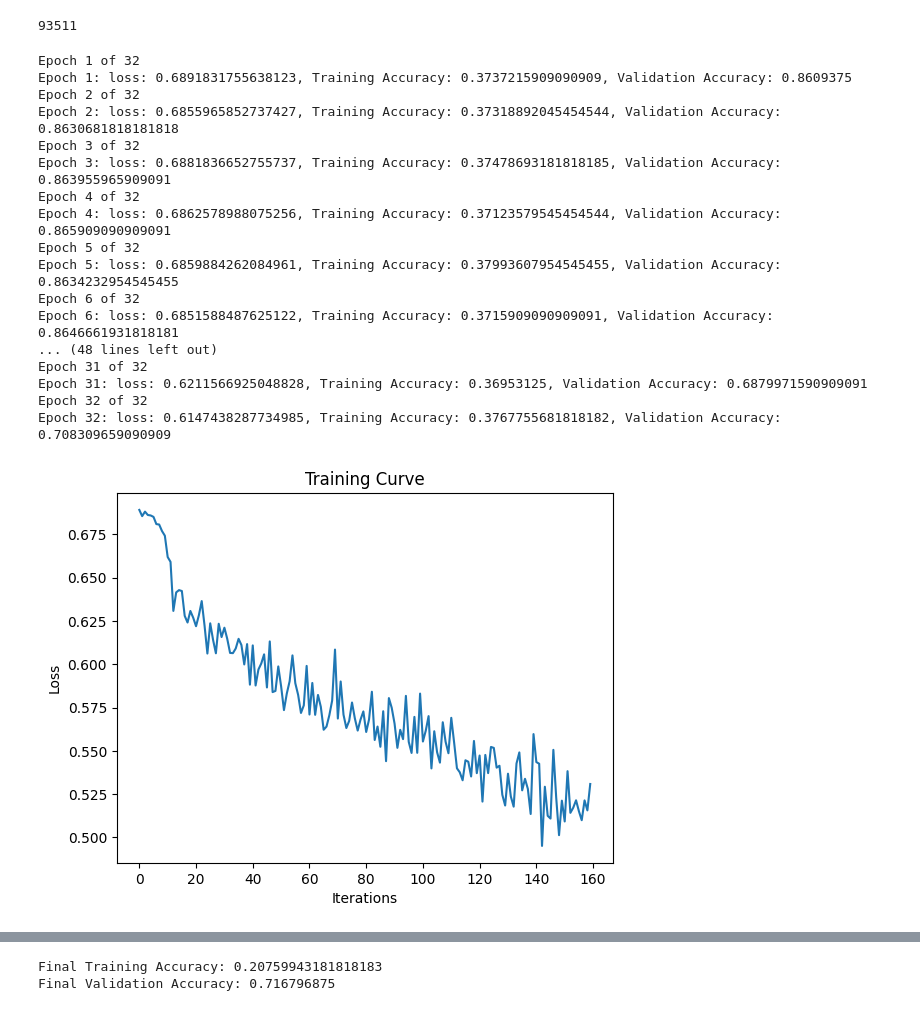
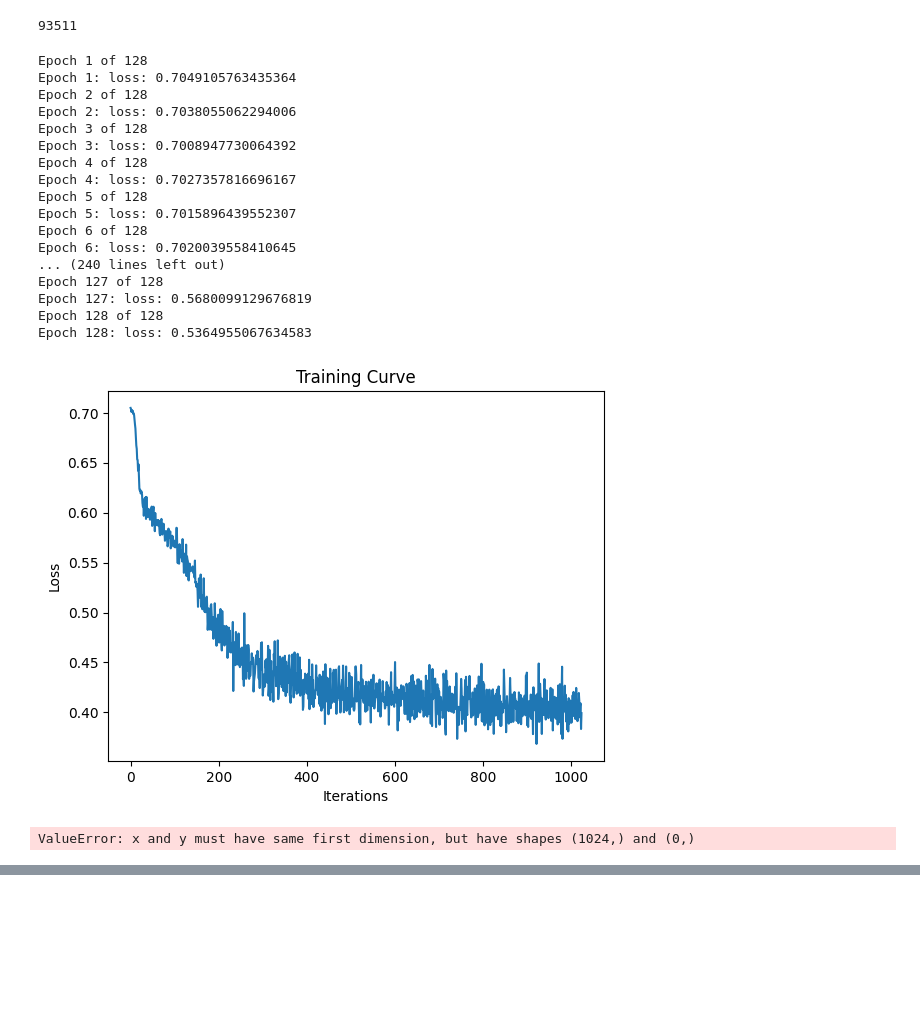
Before and after one commit to AngelinaZhai/epai-sentiment-of-tweets, a Jupyter notebook: tmp_nn.ipynb, the cells around one changed output, grey strips where cells are left out. Saved outputs shown, nothing was run; the diff lists cells and outputs as text; code cells hidden in the pictures; blank space fills up the shorter version.

```diff
--- a/tmp_nn.ipynb
+++ b/tmp_nn.ipynb
@@ -126,8 +126,8 @@ class RNN(nn.Module):
         super().__init__()
         self.embedding = nn.Embedding(vocab_size, embedding_dim)
         self.rnn = nn.LSTM(embedding_dim, hidden_dim, num_layers=n_layers, bidirectional=bidirectional, dropout=dropout, batch_first=True)
-        self.fc = nn.Linear(hidden_dim*2, 1024)
-        self.fc6 = nn.Linear(1024, 512)
+        self.fc = nn.Linear(hidden_dim*2, 512)
+        # self.fc6 = nn.Linear(1024, 512)
         self.fc7 = nn.Linear(512, 256)
         self.fc1 = nn.Linear(256, 128)
         self.fc2 = nn.Linear(128, 64)
@@ -144,7 +144,7 @@ class RNN(nn.Module):
         # hidden = self.dropout(torch.cat((hidden[-2,:,:], hidden[-1,:,:]), dim = 1))
         hidden = torch.cat((hidden[-2,:,:], hidden[-1,:,:]), dim = 1)
         hidden = self.relu(self.fc(hidden))
-        hidden = self.relu(self.fc6(hidden))
+        # hidden = self.relu(self.fc6(hidden))
         hidden = self.relu(self.fc7(hidden))
         hidden = self.relu(self.fc1(hidden))
         hidden = self.relu(self.fc2(hidden))
@@ -185,8 +185,8 @@ def get_accuracy(model, training_mode, train_loader, valid_loader, size):
         # print(predictions.shape)
         # print(label.shape)
         #compute hamming loss
-        hamming.append(hamming_loss(label, predictions))
-        # hamming.append(f1_score(label, predictions, average='macro'))
+        # hamming.append(hamming_loss(label, predictions))
+        hamming.append(f1_score(label, predictions, average='macro'))
 
     return np.mean(hamming)
 
@@ -195,8 +195,8 @@ def get_accuracy(model, training_mode, train_loader, valid_loader, size):
 # def train_net(net, batch_size, train_loader, valid_loader, optimizer, criterion, epochs=10):
 def train_net(net, batch_size, learning_rate, epochs=10):
 
-    train_loader = torch.utils.data.DataLoader(train[:5000], batch_size=batch_size, shuffle=True, collate_fn=pad_collate)
-    valid_loader = torch.utils.data.DataLoader(valid[:5000], batch_size=batch_size, shuffle=True, collate_fn=pad_collate)
+    train_loader = torch.utils.data.DataLoader(train[:1000], batch_size=batch_size, shuffle=True, collate_fn=pad_collate)
+    valid_loader = torch.utils.data.DataLoader(valid[:1000], batch_size=batch_size, shuffle=True, collate_fn=pad_collate)
 
 
     # optimizer = torch.optim.SDG(net.parameters(), lr=learning_rate)
@@ -230,8 +230,11 @@ def train_net(net, batch_size, learning_rate, epochs=10):
 
             n += 1
             # print(n)
-        print(("Epoch {}: loss: {}, Training Accuracy: {}, Validation Accuracy: {}").format(
-            epoch + 1, train_loss[epoch], train_acc[epoch], val_acc[epoch]
+        # print(("Epoch {}: loss: {}, Training Accuracy: {}, Validation Accuracy: {}").format(
+        #     epoch + 1, train_loss[epoch], train_acc[epoch], val_acc[epoch]
+        # ))
+        print(("Epoch {}: loss: {}").format(
+            epoch + 1, train_loss[epoch]
         ))
 
      # plotting
@@ -258,47 +261,47 @@ len(train)
 # %%
 #train model
 # INPUT_DIM = 10000
 INPUT_DIM=10000
 EMBEDDING_DIM = 256
 HIDDEN_DIM = 128
 OUTPUT_DIM = 8
 N_LAYERS = 2
 BIDIRECTIONAL = True
-DROPOUT = 0.35
+DROPOUT = 0.2
 # LEARNING_RATE = 0.00075
 LEARNING_RATE = 0.00075
-EPOCHS = 32
-BATCH_SIZE = 64
+EPOCHS = 128
 
 # #only use 10 datapoints from trainloader for testing
 # train_loader = torch.utils.data.DataLoader(train[:10], batch_size=128, shuffle=True, collate_fn=pad_collate)
 # valid_loader = torch.utils.data.DataLoader(valid[:10], batch_size=128, shuffle=True, collate_fn=pad_collate)
 
 #only take the first 10 datapoints from trainloader for testing
 # train = train[:10]
 # train_loader = torch.utils.data.DataLoader(train, batch_size=1, shuffle=True, collate_fn=pad_collate)
 
 #activate GPU
-device = torch.device('cuda' if torch.cuda.is_available() else 'cpu')
+# device = torch.device('cuda' if torch.cuda.is_available() else 'cpu')
 
 model = RNN(INPUT_DIM, EMBEDDING_DIM, HIDDEN_DIM, OUTPUT_DIM, N_LAYERS, BIDIRECTIONAL, DROPOUT)
 train_net(model, BATCH_SIZE, LEARNING_RATE, EPOCHS)
 # %% [output]
-Epoch 1 of 32
-Epoch 1: loss: 0.6891831755638123, Training Accuracy: 0.3737215909090909, Validation Accuracy: 0.8609375
-Epoch 2 of 32
-Epoch 2: loss: 0.6855965852737427, Training Accuracy: 0.37318892045454544, Validation Accuracy: 0.8630681818181818
-Epoch 3 of 32
-Epoch 3: loss: 0.6881836652755737, Training Accuracy: 0.37478693181818185, Validation Accuracy: 0.863955965909091
-Epoch 4 of 32
-Epoch 4: loss: 0.6862578988075256, Training Accuracy: 0.37123579545454544, Validation Accuracy: 0.865909090909091
-Epoch 5 of 32
-Epoch 5: loss: 0.6859884262084961, Training Accuracy: 0.37993607954545455, Validation Accuracy: 0.8634232954545455
-Epoch 6 of 32
-Epoch 6: loss: 0.6851588487625122, Training Accuracy: 0.3715909090909091, Validation Accuracy: 0.8646661931818181
-... (48 lines left out)
-Epoch 31 of 32
-Epoch 31: loss: 0.6211566925048828, Training Accuracy: 0.36953125, Validation Accuracy: 0.6879971590909091
-Epoch 32 of 32
-Epoch 32: loss: 0.6147438287734985, Training Accuracy: 0.3767755681818182, Validation Accuracy: 0.708309659090909
+Epoch 1 of 128
+Epoch 1: loss: 0.7049105763435364
+Epoch 2 of 128
+Epoch 2: loss: 0.7038055062294006
+Epoch 3 of 128
+Epoch 3: loss: 0.7008947730064392
+Epoch 4 of 128
+Epoch 4: loss: 0.7027357816696167
+Epoch 5 of 128
+Epoch 5: loss: 0.7015896439552307
+Epoch 6 of 128
+Epoch 6: loss: 0.7020039558410645
+... (240 lines left out)
+Epoch 127 of 128
+Epoch 127: loss: 0.5680099129676819
+Epoch 128 of 128
+Epoch 128: loss: 0.5364955067634583
-[figure, old version]
+[figure, new version]
+ValueError: x and y must have same first dimension, but have shapes (1024,) and (0,)
@@ -306,2 +308,0 @@ Epoch 32: loss: 0.6147438287734985, Training Accuracy: 0.3767755681818182, Valid
-Final Training Accuracy: 0.20759943181818183
-Final Validation Accuracy: 0.716796875
```
Also changed, not shown: parts of 2 cells of this notebook, 2 other files.
